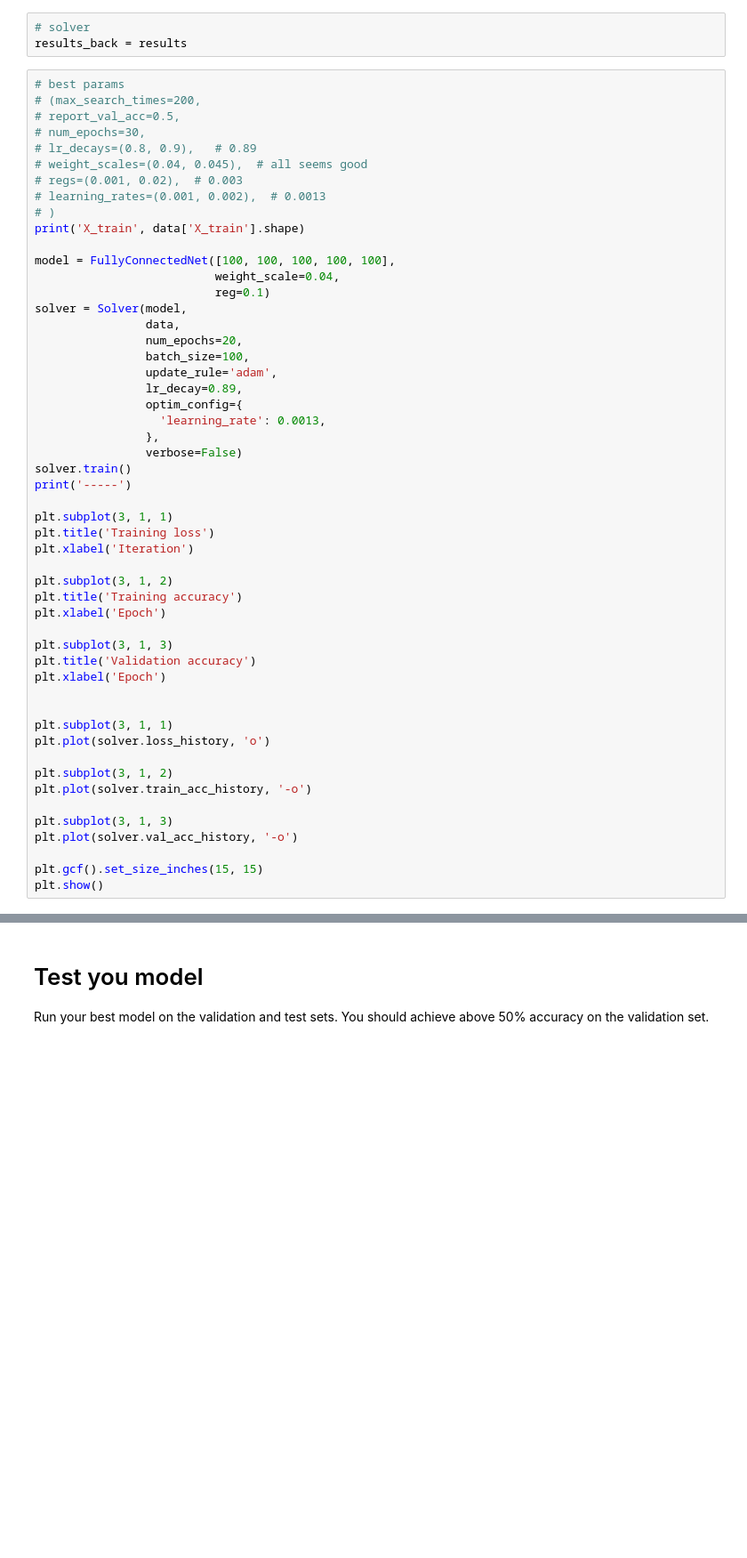
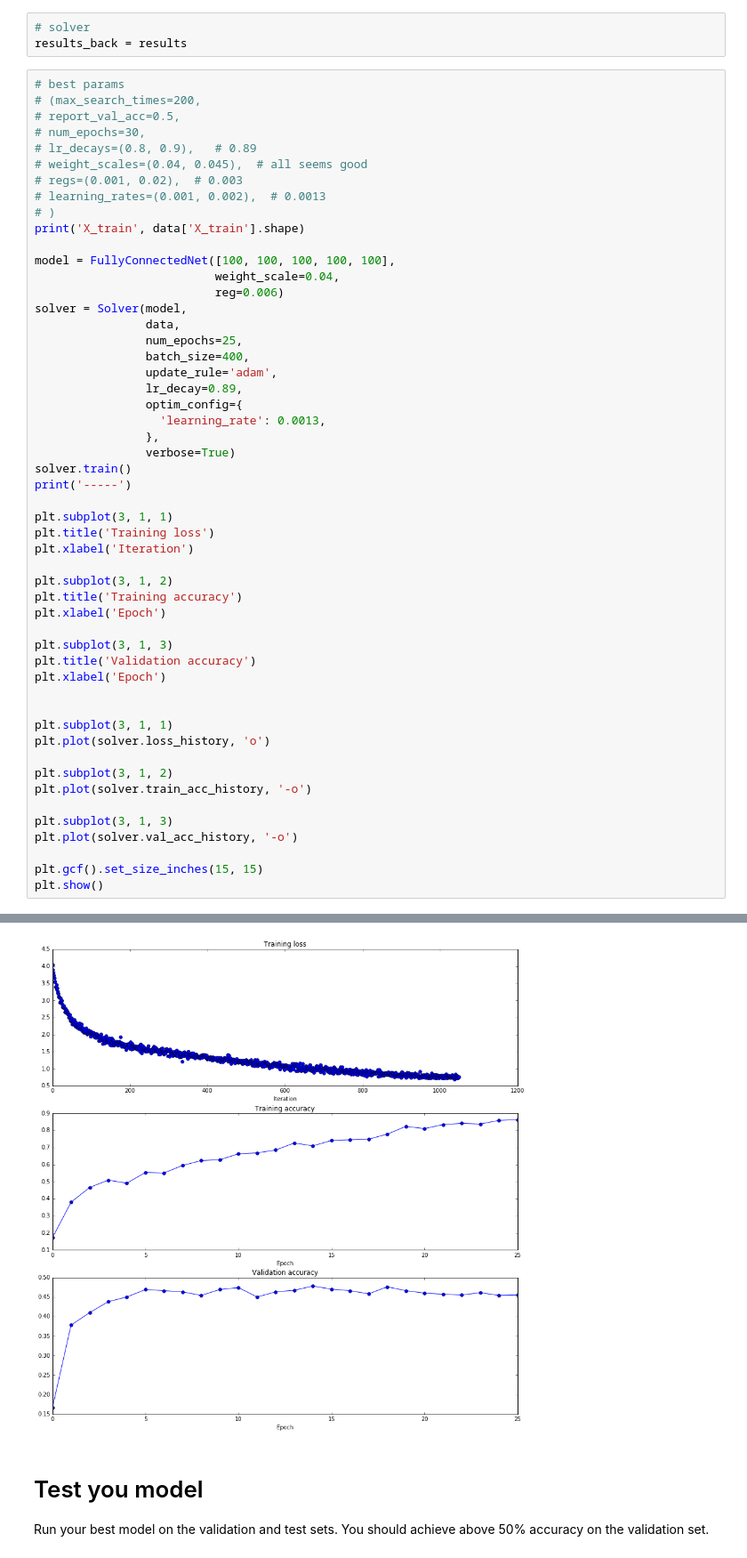
Before and after one commit to probe301/kaggle, a Jupyter notebook: CS231n_assignment2/FullyConnectedNets.ipynb, the cells around one changed output, grey strips where cells are left out. Shown at 89% size. Saved outputs shown, nothing was run; the diff lists cells and outputs as text; blank space fills up the shorter version.

```diff
--- a/CS231n_assignment2/FullyConnectedNets.ipynb
+++ b/CS231n_assignment2/FullyConnectedNets.ipynb
@@ -923,17 +923,17 @@ print('X_train', data['X_train'].shape)
 
 model = FullyConnectedNet([100, 100, 100, 100, 100],
                           weight_scale=0.04,
-                          reg=0.1)
+                          reg=0.006)
 solver = Solver(model,
                 data,
-                num_epochs=20,
-                batch_size=100,
+                num_epochs=25,
+                batch_size=400,
                 update_rule='adam',
                 lr_decay=0.89,
                 optim_config={
                   'learning_rate': 0.0013,
                 },
-                verbose=False)
+                verbose=True)
 solver.train()
 print('-----')
 
@@ -966,3 +982,4 @@ X_train (17000, 3, 32, 32)
+[figure, added]
 # %% [markdown]
 # Test you model
 Run your best model on the validation and test sets. You should achieve above 50% accuracy on the validation set.
```
Also changed, not shown: parts of 1 cell of this notebook, 3 other files.
